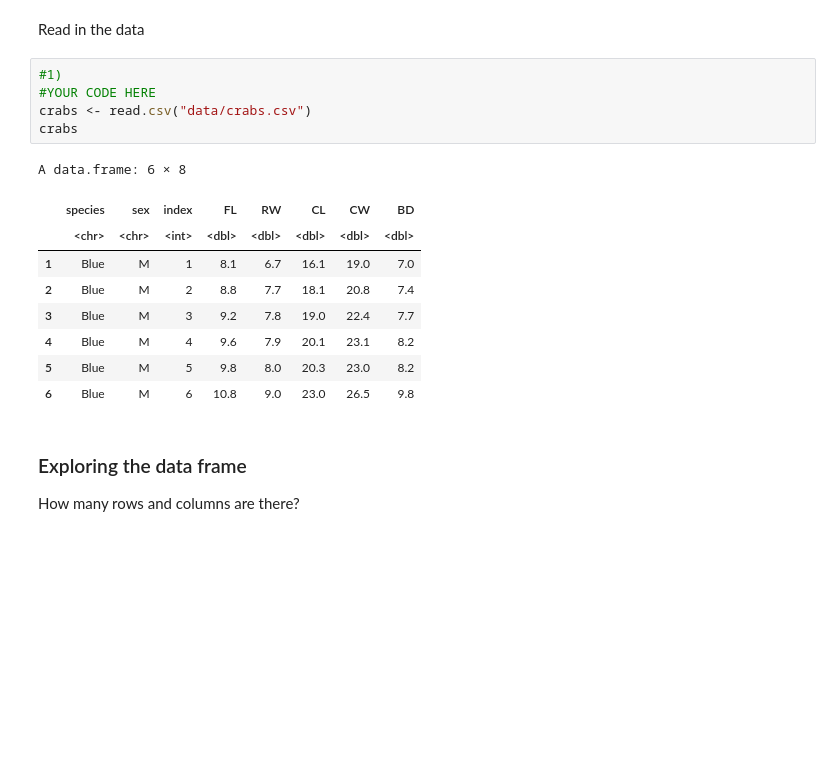
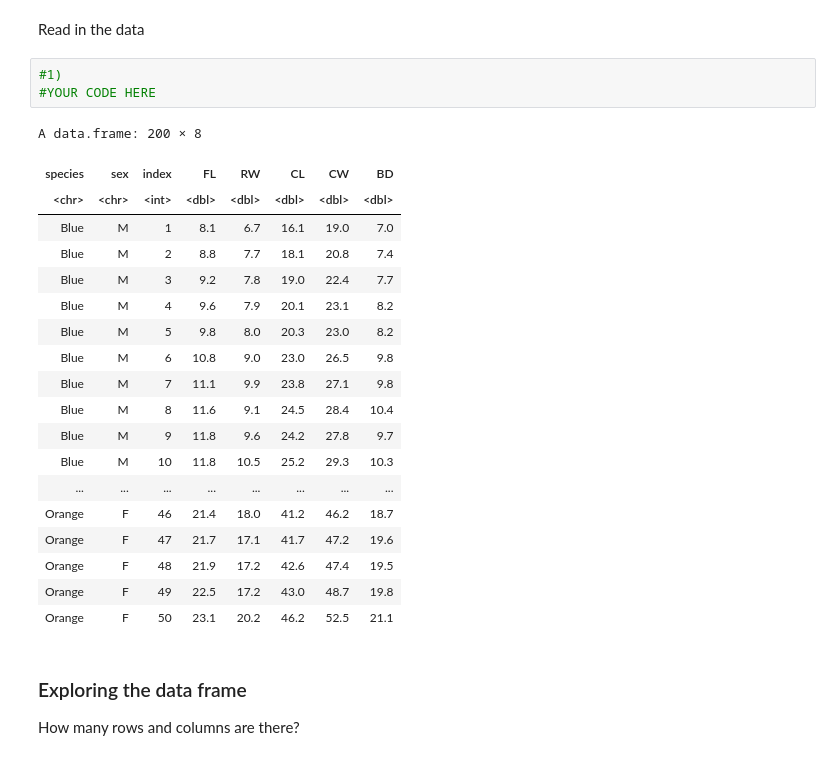
Before and after one commit to juliamsmith/biol421, a Jupyter notebook: Lab0/lab0_Rtutorial.ipynb, the cells around one changed output. Cells and saved outputs as stored; diff of their text form; blank space fills up the shorter version.

```diff
--- a/Lab0/lab0_Rtutorial.ipynb
+++ b/Lab0/lab0_Rtutorial.ipynb
@@ -182,18 +165,26 @@ Read in the data
 # %%
 #1)
 #YOUR CODE HERE
-crabs <- read.csv("data/crabs.csv")
-crabs
 # %% [output]
-A data.frame: 6 × 8
+A data.frame: 200 × 8
-|  | species | sex | index | FL | RW | CL | CW | BD |
-|  | <chr> | <chr> | <int> | <dbl> | <dbl> | <dbl> | <dbl> | <dbl> |
-| 1 | Blue | M | 1 | 8.1 | 6.7 | 16.1 | 19.0 | 7.0 |
-| 2 | Blue | M | 2 | 8.8 | 7.7 | 18.1 | 20.8 | 7.4 |
-| 3 | Blue | M | 3 | 9.2 | 7.8 | 19.0 | 22.4 | 7.7 |
-| 4 | Blue | M | 4 | 9.6 | 7.9 | 20.1 | 23.1 | 8.2 |
-| 5 | Blue | M | 5 | 9.8 | 8.0 | 20.3 | 23.0 | 8.2 |
-| 6 | Blue | M | 6 | 10.8 | 9.0 | 23.0 | 26.5 | 9.8 |
+| species | sex | index | FL | RW | CL | CW | BD |
+| <chr> | <chr> | <int> | <dbl> | <dbl> | <dbl> | <dbl> | <dbl> |
+| Blue | M | 1 | 8.1 | 6.7 | 16.1 | 19.0 | 7.0 |
+| Blue | M | 2 | 8.8 | 7.7 | 18.1 | 20.8 | 7.4 |
+| Blue | M | 3 | 9.2 | 7.8 | 19.0 | 22.4 | 7.7 |
+| Blue | M | 4 | 9.6 | 7.9 | 20.1 | 23.1 | 8.2 |
+| Blue | M | 5 | 9.8 | 8.0 | 20.3 | 23.0 | 8.2 |
+| Blue | M | 6 | 10.8 | 9.0 | 23.0 | 26.5 | 9.8 |
+| Blue | M | 7 | 11.1 | 9.9 | 23.8 | 27.1 | 9.8 |
+| Blue | M | 8 | 11.6 | 9.1 | 24.5 | 28.4 | 10.4 |
+| Blue | M | 9 | 11.8 | 9.6 | 24.2 | 27.8 | 9.7 |
+| Blue | M | 10 | 11.8 | 10.5 | 25.2 | 29.3 | 10.3 |
+| ... | ... | ... | ... | ... | ... | ... | ... |
+| Orange | F | 46 | 21.4 | 18.0 | 41.2 | 46.2 | 18.7 |
+| Orange | F | 47 | 21.7 | 17.1 | 41.7 | 47.2 | 19.6 |
+| Orange | F | 48 | 21.9 | 17.2 | 42.6 | 47.4 | 19.5 |
+| Orange | F | 49 | 22.5 | 17.2 | 43.0 | 48.7 | 19.8 |
+| Orange | F | 50 | 23.1 | 20.2 | 46.2 | 52.5 | 21.1 |
 # %% [markdown]
 ### Exploring the data frame
 How many rows and columns are there?
```
Also changed, not shown: parts of 56 cells of this notebook.
